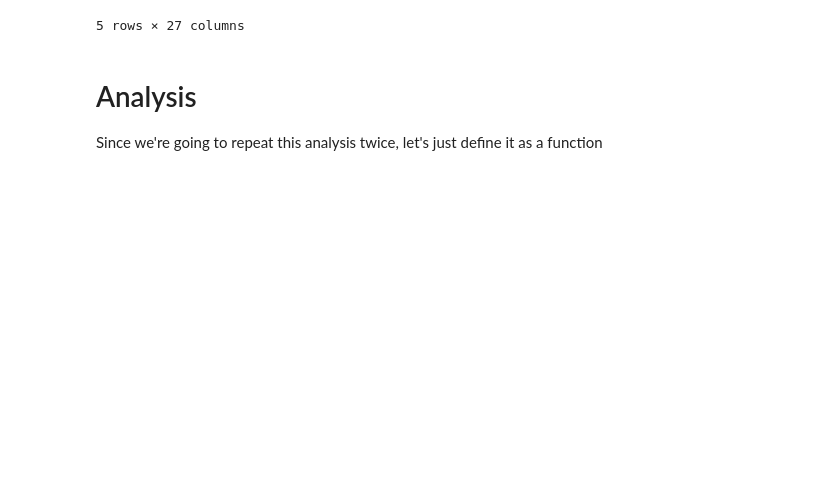
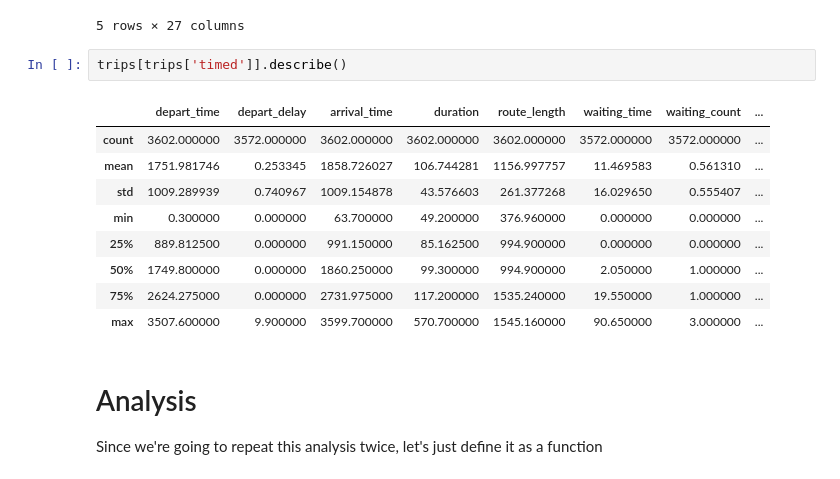
Before and after one commit to Zinoex/siren, a Jupyter notebook: siren/analysis/tripinfo.ipynb, the cells around one changed output. Cells and saved outputs as stored; diff of their text form; blank space fills up the shorter version.

Commit message:
Fix timed runner

```diff
--- a/siren/analysis/tripinfo.ipynb
+++ b/siren/analysis/tripinfo.ipynb
@@ -176,6 +176,18 @@ trips.head()
 | 1964 | aarhus_c_15_p_15 | a2_right_v.0 | DEFAULT_VEHTYPE | 6.15 | gneE14_1 | 0.0 | 104.25 | 502199947#0_1 | ... |
 | 1965 | aarhus_c_15_p_15 | b_right_v.0 | DEFAULT_VEHTYPE | 26.00 | -502199947#0_0 | 0.0 | 105.65 | gneE6_2 | ... |
 5 rows × 27 columns
+# %%
+trips[trips['timed']].describe()
+# %% [output]
+|  | depart_time | depart_delay | arrival_time | duration | route_length | waiting_time | waiting_count | ... |
+| count | 3602.000000 | 3572.000000 | 3602.000000 | 3602.000000 | 3602.000000 | 3572.000000 | 3572.000000 | ... |
+| mean | 1751.981746 | 0.253345 | 1858.726027 | 106.744281 | 1156.997757 | 11.469583 | 0.561310 | ... |
+| std | 1009.289939 | 0.740967 | 1009.154878 | 43.576603 | 261.377268 | 16.029650 | 0.555407 | ... |
+| min | 0.300000 | 0.000000 | 63.700000 | 49.200000 | 376.960000 | 0.000000 | 0.000000 | ... |
+| 25% | 889.812500 | 0.000000 | 991.150000 | 85.162500 | 994.900000 | 0.000000 | 0.000000 | ... |
+| 50% | 1749.800000 | 0.000000 | 1860.250000 | 99.300000 | 994.900000 | 2.050000 | 1.000000 | ... |
+| 75% | 2624.275000 | 0.000000 | 2731.975000 | 117.200000 | 1535.240000 | 19.550000 | 1.000000 | ... |
+| max | 3507.600000 | 9.900000 | 3599.700000 | 570.700000 | 1545.160000 | 90.650000 | 3.000000 | ... |
 # %% [markdown]
 # Analysis
 
```
Also changed, not shown: parts of 1 cell of this notebook, 1 other file.
